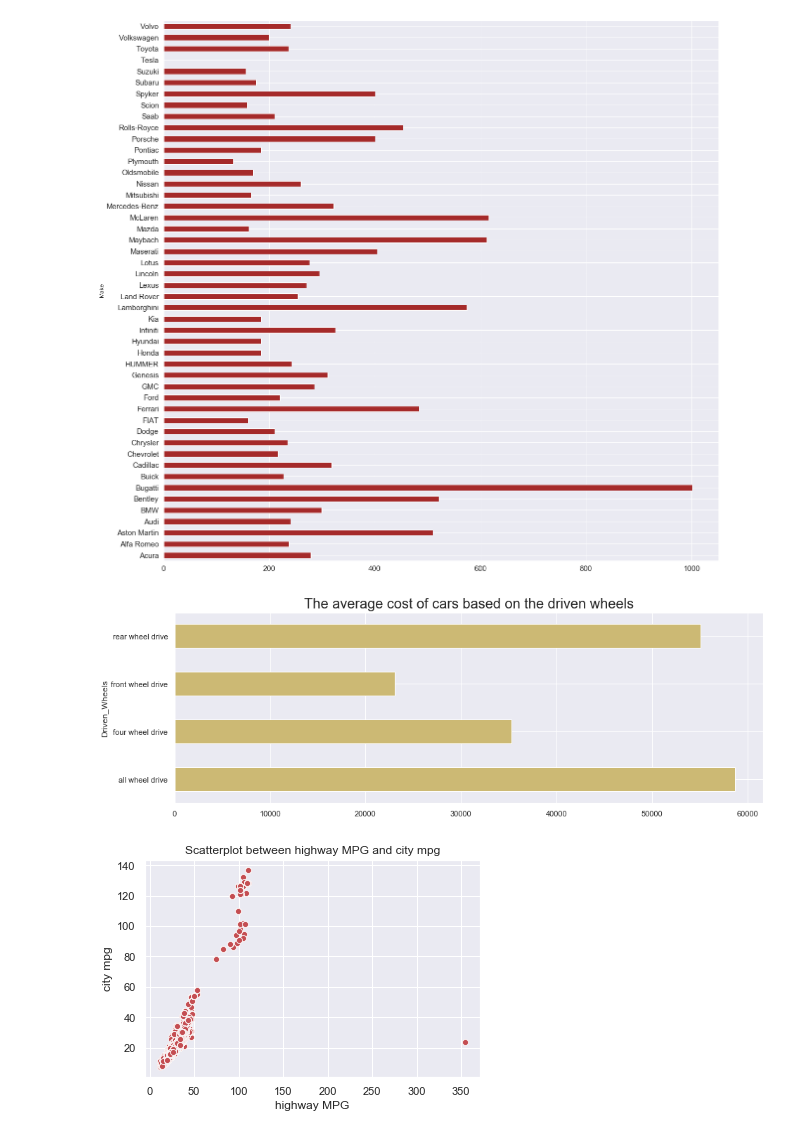
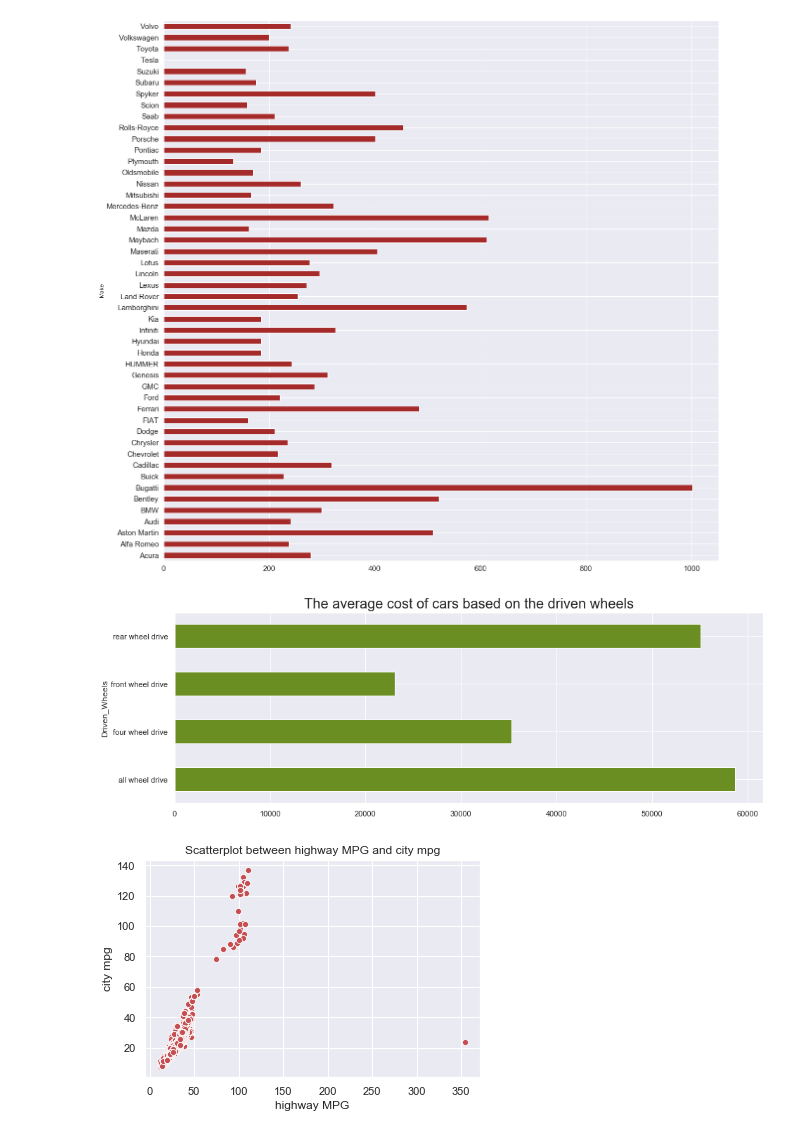
Before and after one commit to suhasmaddali/Car-Prices-Prediction, a Jupyter notebook: Car Prices Prediction Using Machine Learning .ipynb, the cells around one changed output. Drawn from its saved outputs; the diff is of its cells as text; code cells hidden in the pictures.

```diff
--- a/Car Prices Prediction Using Machine Learning .ipynb
+++ b/Car Prices Prediction Using Machine Learning .ipynb
@@ -154,11 +154,11 @@ data.groupby('Make').median()['Engine HP'].plot(kind = 'barh', fontsize = 15, co
 [figure]
 # %%
 plt.figure(figsize = (15, 5))
-data.groupby('Driven_Wheels').mean()['MSRP'].plot(kind = 'barh', color = 'y')
+data.groupby('Driven_Wheels').mean()['MSRP'].plot(kind = 'barh', color = 'olivedrab')
 plt.title("The average cost of cars based on the driven wheels", fontsize= 20)
 plt.show()
 # %% [output]
-[figure, old version]
+[figure, new version]
 # %%
 sns.scatterplot(x = 'highway MPG', y = 'city mpg', data = data, color = 'r')
 plt.title("Scatterplot between highway MPG and city mpg")
```
Also changed, not shown: parts of 18 cells of this notebook.
